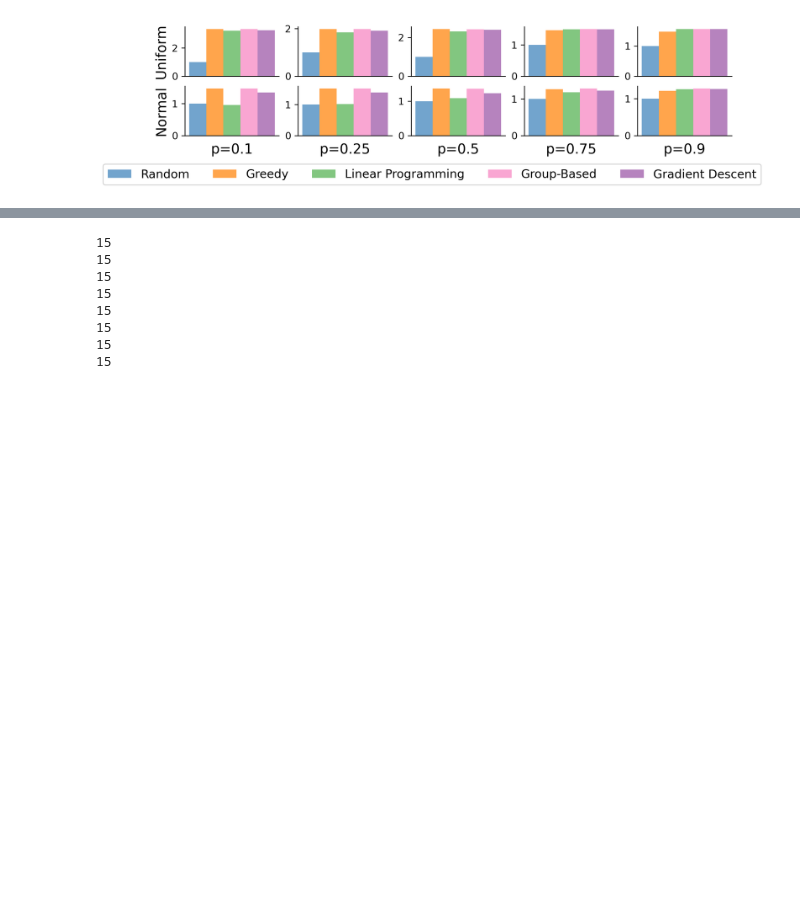
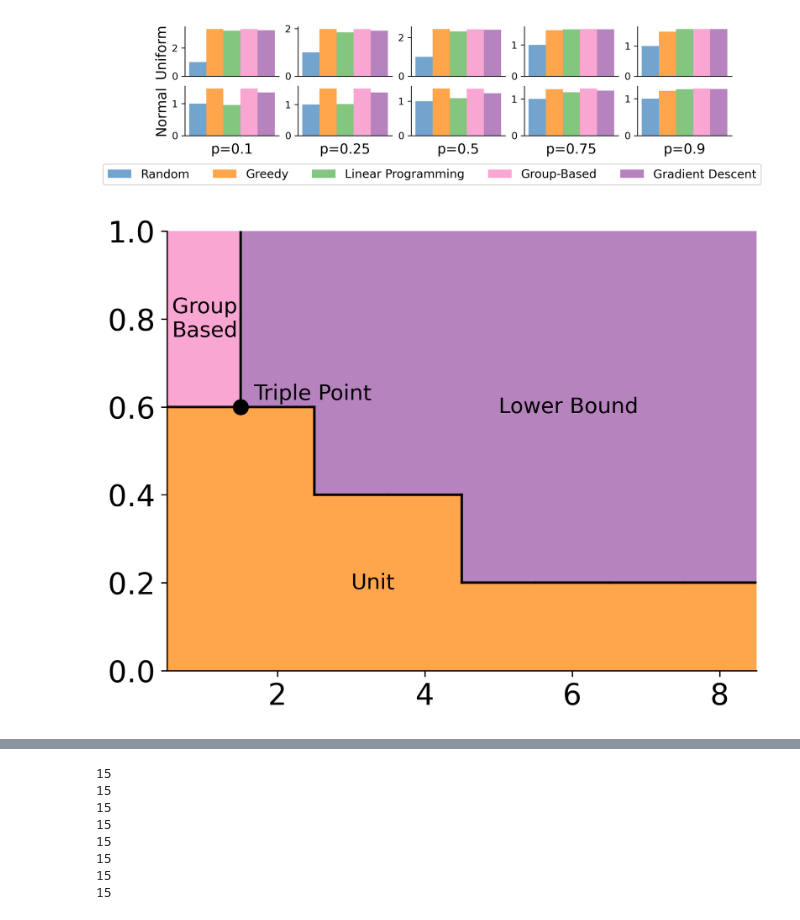
Before and after one commit to naveenr414/patient-provider, a Jupyter notebook: scripts/notebooks/Plotting.ipynb, the cells around one changed output, grey strips where cells are left out. Saved outputs shown, nothing was run; the diff lists cells and outputs as text; code cells hidden in the pictures; blank space fills up the shorter version.

```diff
--- a/scripts/notebooks/Plotting.ipynb
+++ b/scripts/notebooks/Plotting.ipynb
@@ -203,0 +223,26 @@ fig.savefig("../../results/figures/policy_comparison.pdf",dpi=300, bbox_inches='
+# %%
+reference_patients = num_patients[0]
+gaps = 1/2
+for i in range(len(top_choice_probs)):
+    for j in range(len(num_patients)):
+        scaled_patients = num_patients[j]/reference_patients
+        x = [scaled_patients-gaps,scaled_patients-gaps,scaled_patients+gaps,scaled_patients+gaps,scaled_patients-gaps]
+        y = [top_choice_probs[i]-0.1,top_choice_probs[i]+0.1,top_choice_probs[i]+0.1,top_choice_probs[i]-0.1,top_choice_probs[i]-0.1]
+
+        plt.fill(x, y, color=color_schemes['six_color'][y_value_matrix[j][i]],lw=0)
+
+        if i<len(top_choice_probs)-1 and y_value_matrix[j][i]!=y_value_matrix[j][i+1]:
+            plt.plot([scaled_patients-gaps,scaled_patients+gaps],[top_choice_probs[i]+0.1,top_choice_probs[i]+0.1],color='black')
+        if j<len(num_patients)-1 and y_value_matrix[j][i]!=y_value_matrix[j+1][i]:
+            plt.plot([scaled_patients+gaps,scaled_patients+gaps],[top_choice_probs[i]-0.1,top_choice_probs[i]+0.1],color='black')
+    plt.ylim([0,1])
+    plt.xlim([0.5,8.5])
+
+plt.text(0.57,0.8,"Group\nBased",verticalalignment='center',fontsize=13)
+plt.text(3,0.2,"Unit",verticalalignment='center',fontsize=13)
+plt.text(5,0.6,"Lower Bound",verticalalignment='center',fontsize=13)
+plt.text(1.68,0.63,"Triple Point",verticalalignment='center',fontsize=13)
+plt.scatter(1.5,0.6,color='black',s=75)
+plt.savefig("../../results/figures/phase_diagram.pdf",dpi=300, bbox_inches='tight')
+# %% [output]
+[figure, added]
```
Also changed, not shown: parts of 18 cells of this notebook, 10 other files.
